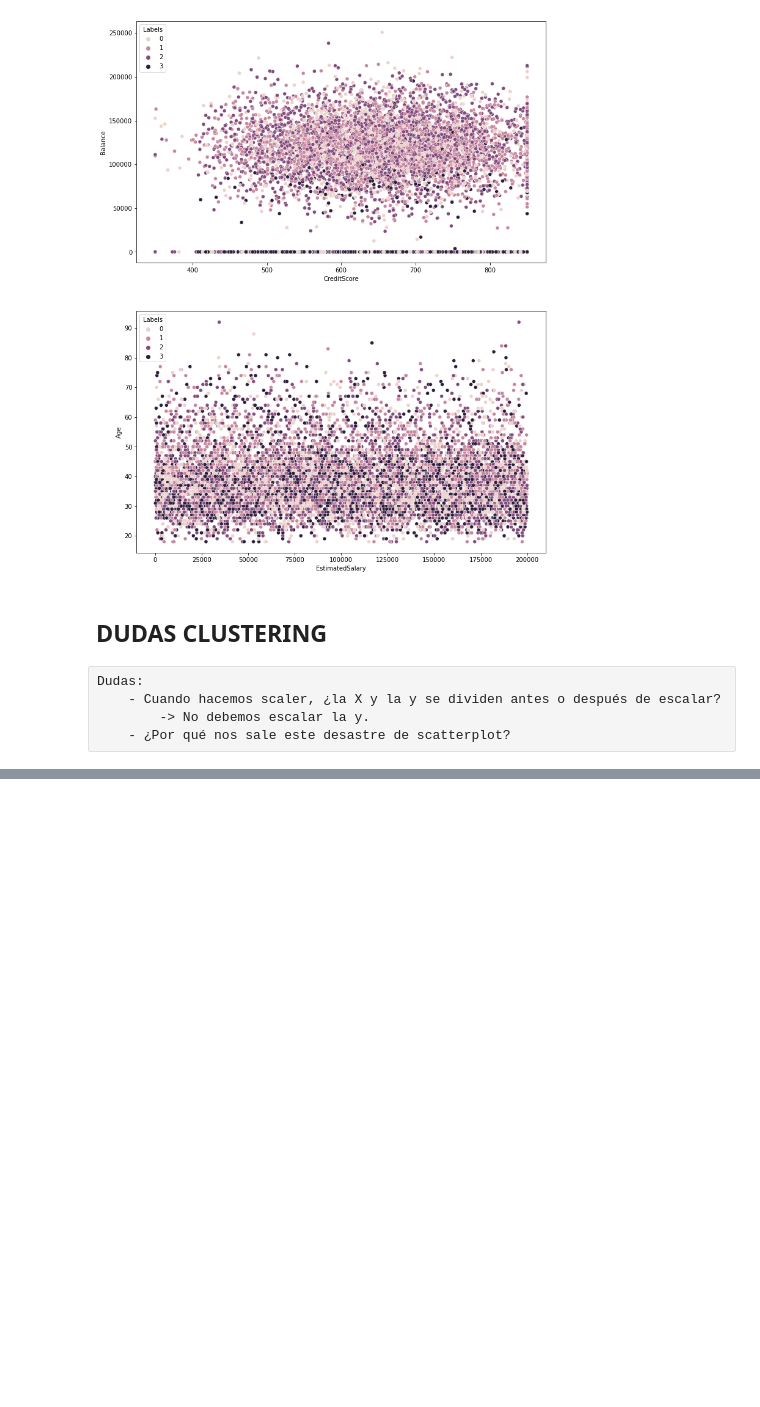
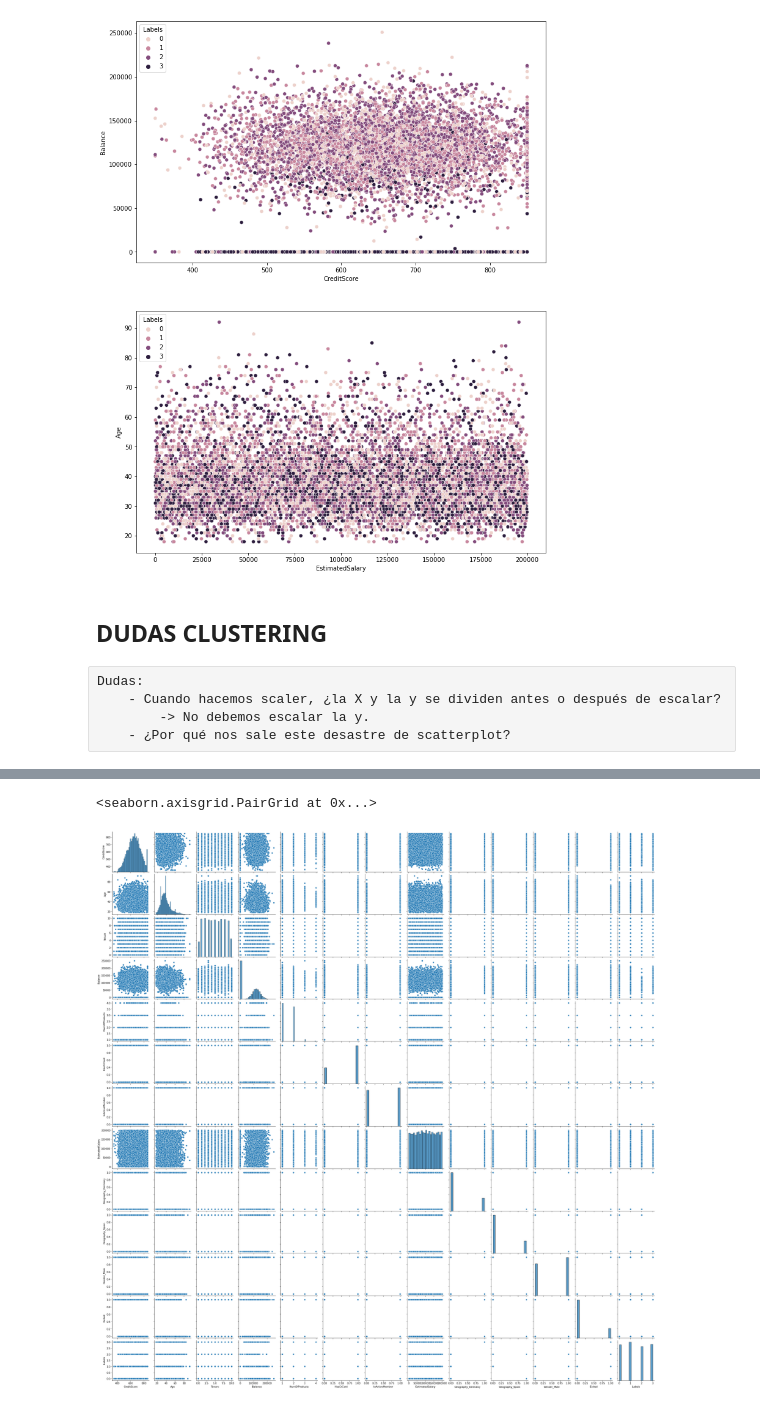
Before and after one commit to borjatv/project-ml-bank-churn, a Jupyter notebook: Exploracion.ipynb, the cells around one changed output, grey strips where cells are left out. Saved outputs shown, nothing was run; the diff lists cells and outputs as text; code cells hidden in the pictures; blank space fills up the shorter version.

```diff
--- a/Exploracion.ipynb
+++ b/Exploracion.ipynb
@@ -609,0 +605,5 @@ Dudas:
+# %%
+sns.pairplot(df)
+# %% [output]
+<seaborn.axisgrid.PairGrid at 0x...>
+[figure, added]
```
Also changed, not shown: parts of 25 cells of this notebook.
